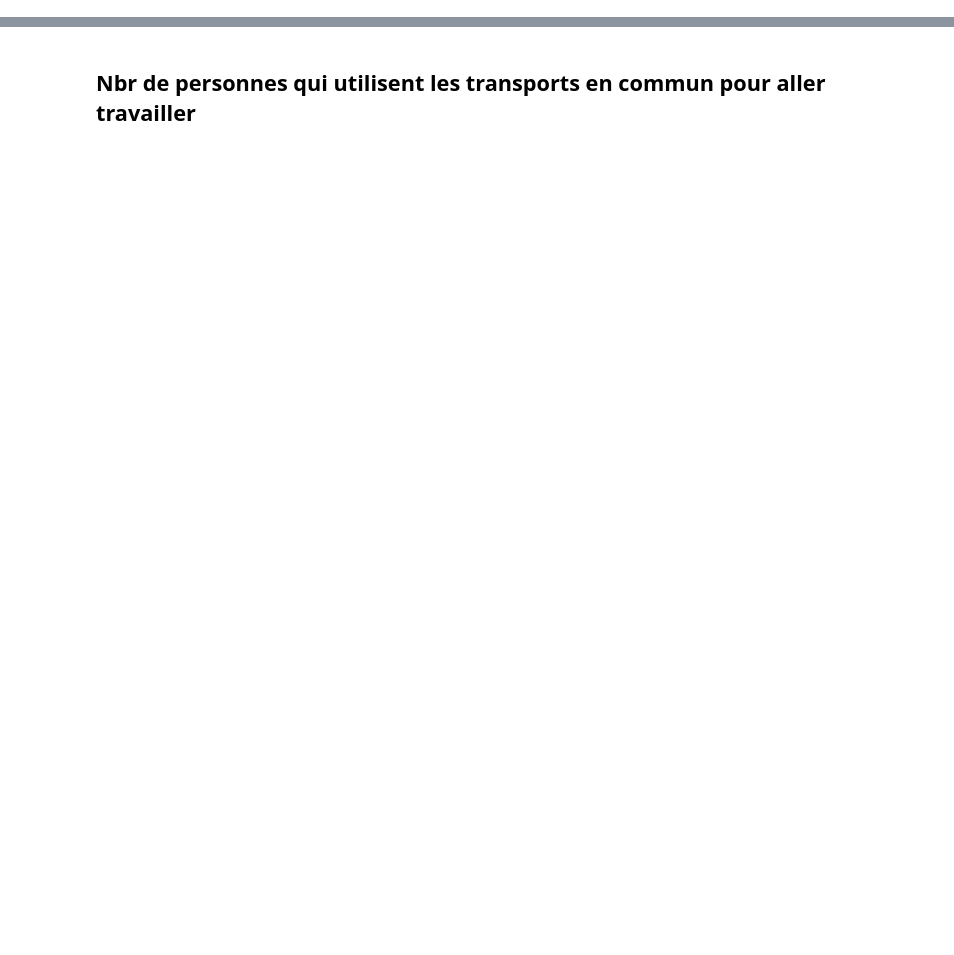
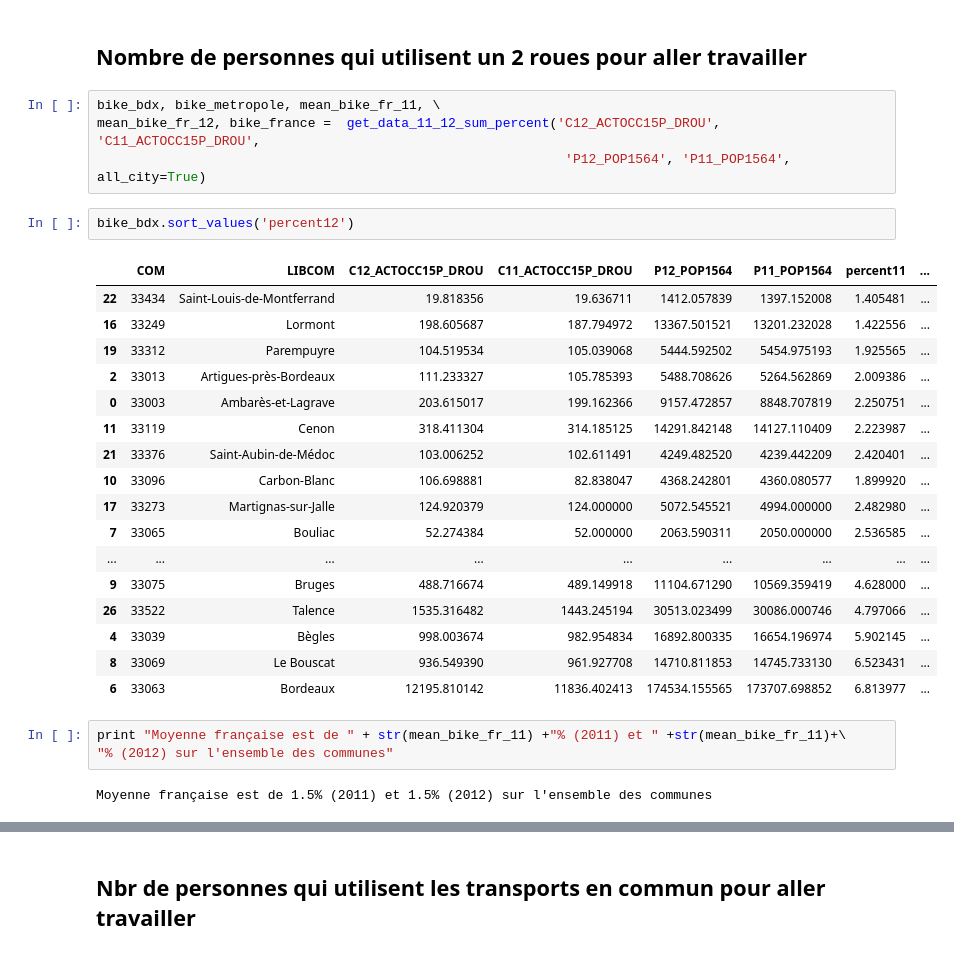
Before and after one commit to armgilles/datafactBDX, a Jupyter notebook: Explore_data.ipynb, the cells around one changed output, grey strips where cells are left out. Saved outputs shown, nothing was run; the diff lists cells and outputs as text; blank space fills up the shorter version.

```diff
--- a/Explore_data.ipynb
+++ b/Explore_data.ipynb
@@ -135,0 +224,31 @@ Moyenne française est de 1.430 % (sur l'ensemble des communes)
+# %% [markdown]
+## Nombre de personnes qui utilisent un 2 roues pour aller travailler
+# %%
+bike_bdx, bike_metropole, mean_bike_fr_11, \
+mean_bike_fr_12, bike_france =  get_data_11_12_sum_percent('C12_ACTOCC15P_DROU', 'C11_ACTOCC15P_DROU',
+                                                            'P12_POP1564', 'P11_POP1564', all_city=True)
+# %%
+bike_bdx.sort_values('percent12')
+# %% [output]
+|  | COM | LIBCOM | C12_ACTOCC15P_DROU | C11_ACTOCC15P_DROU | P12_POP1564 | P11_POP1564 | percent11 | ... |
+| 22 | 33434 | Saint-Louis-de-Montferrand | 19.818356 | 19.636711 | 1412.057839 | 1397.152008 | 1.405481 | ... |
+| 16 | 33249 | Lormont | 198.605687 | 187.794972 | 13367.501521 | 13201.232028 | 1.422556 | ... |
+| 19 | 33312 | Parempuyre | 104.519534 | 105.039068 | 5444.592502 | 5454.975193 | 1.925565 | ... |
+| 2 | 33013 | Artigues-près-Bordeaux | 111.233327 | 105.785393 | 5488.708626 | 5264.562869 | 2.009386 | ... |
+| 0 | 33003 | Ambarès-et-Lagrave | 203.615017 | 199.162366 | 9157.472857 | 8848.707819 | 2.250751 | ... |
+| 11 | 33119 | Cenon | 318.411304 | 314.185125 | 14291.842148 | 14127.110409 | 2.223987 | ... |
+| 21 | 33376 | Saint-Aubin-de-Médoc | 103.006252 | 102.611491 | 4249.482520 | 4239.442209 | 2.420401 | ... |
+| 10 | 33096 | Carbon-Blanc | 106.698881 | 82.838047 | 4368.242801 | 4360.080577 | 1.899920 | ... |
+| 17 | 33273 | Martignas-sur-Jalle | 124.920379 | 124.000000 | 5072.545521 | 4994.000000 | 2.482980 | ... |
+| 7 | 33065 | Bouliac | 52.274384 | 52.000000 | 2063.590311 | 2050.000000 | 2.536585 | ... |
+| ... | ... | ... | ... | ... | ... | ... | ... | ... |
+| 9 | 33075 | Bruges | 488.716674 | 489.149918 | 11104.671290 | 10569.359419 | 4.628000 | ... |
+| 26 | 33522 | Talence | 1535.316482 | 1443.245194 | 30513.023499 | 30086.000746 | 4.797066 | ... |
+| 4 | 33039 | Bègles | 998.003674 | 982.954834 | 16892.800335 | 16654.196974 | 5.902145 | ... |
+| 8 | 33069 | Le Bouscat | 936.549390 | 961.927708 | 14710.811853 | 14745.733130 | 6.523431 | ... |
+| 6 | 33063 | Bordeaux | 12195.810142 | 11836.402413 | 174534.155565 | 173707.698852 | 6.813977 | ... |
+# %%
+print "Moyenne française est de " + str(mean_bike_fr_11) +"% (2011) et " +str(mean_bike_fr_11)+\
+"% (2012) sur l'ensemble des communes"
+# %% [output]
+Moyenne française est de 1.5% (2011) et 1.5% (2012) sur l'ensemble des communes
```
Also changed, not shown: parts of 76 cells of this notebook, 1 other file.
